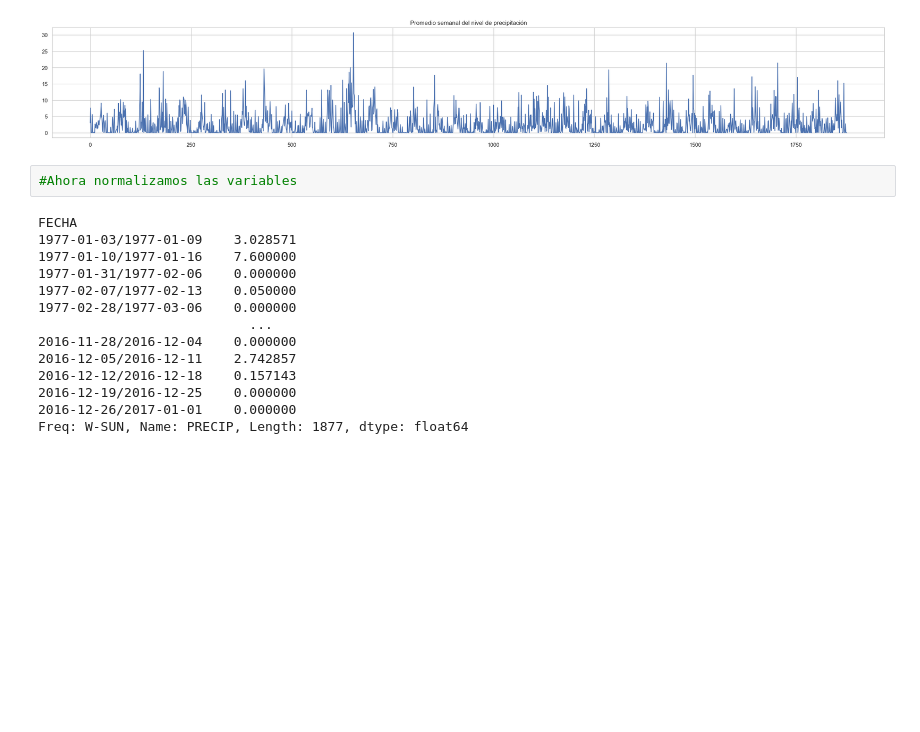
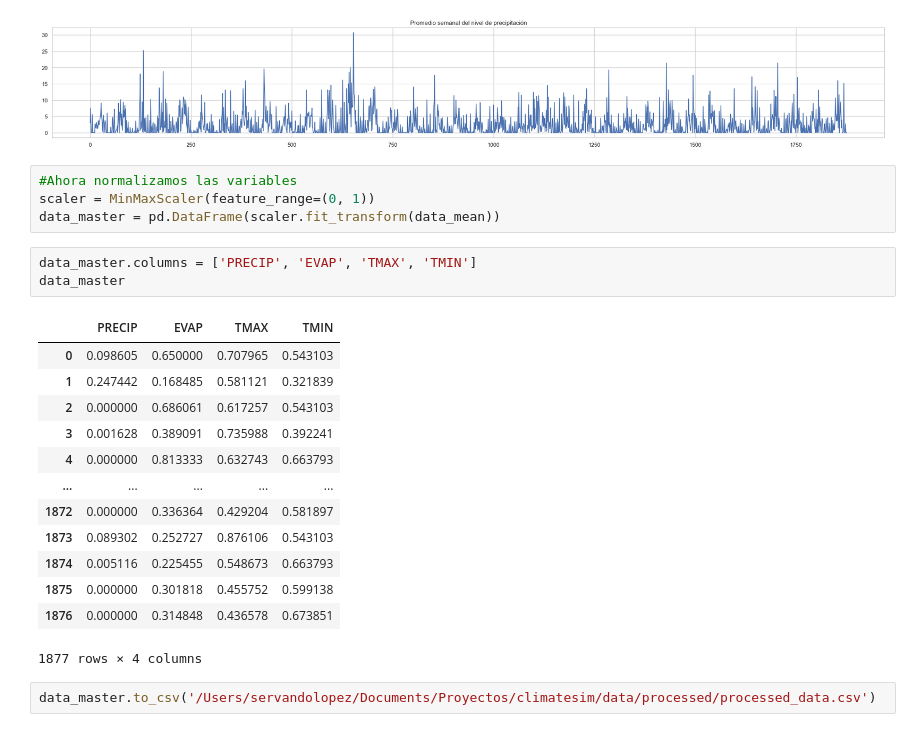
Before and after one commit to dvnielrys/climatesim, a Jupyter notebook: notebooks/01_exploracion.ipynb, the cells around one changed output. Drawn from its saved outputs; the diff is of its cells as text; blank space fills up the shorter version.

```diff
--- a/notebooks/01_exploracion.ipynb
+++ b/notebooks/01_exploracion.ipynb
@@ -54,17 +55,24 @@ plt.show()
 [figure]
 # %%
 #Ahora normalizamos las variables
+scaler = MinMaxScaler(feature_range=(0, 1))
+data_master = pd.DataFrame(scaler.fit_transform(data_mean))
-# %% [output]
-FECHA
-1977-01-03/1977-01-09    3.028571
-1977-01-10/1977-01-16    7.600000
-1977-01-31/1977-02-06    0.000000
-1977-02-07/1977-02-13    0.050000
-1977-02-28/1977-03-06    0.000000
-                           ...
-2016-11-28/2016-12-04    0.000000
-2016-12-05/2016-12-11    2.742857
-2016-12-12/2016-12-18    0.157143
-2016-12-19/2016-12-25    0.000000
-2016-12-26/2017-01-01    0.000000
-Freq: W-SUN, Name: PRECIP, Length: 1877, dtype: float64
+# %%
+data_master.columns = ['PRECIP', 'EVAP', 'TMAX', 'TMIN']
+data_master
+# %% [output]
+|  | PRECIP | EVAP | TMAX | TMIN |
+| 0 | 0.098605 | 0.650000 | 0.707965 | 0.543103 |
+| 1 | 0.247442 | 0.168485 | 0.581121 | 0.321839 |
+| 2 | 0.000000 | 0.686061 | 0.617257 | 0.543103 |
+| 3 | 0.001628 | 0.389091 | 0.735988 | 0.392241 |
+| 4 | 0.000000 | 0.813333 | 0.632743 | 0.663793 |
+| ... | ... | ... | ... | ... |
+| 1872 | 0.000000 | 0.336364 | 0.429204 | 0.581897 |
+| 1873 | 0.089302 | 0.252727 | 0.876106 | 0.543103 |
+| 1874 | 0.005116 | 0.225455 | 0.548673 | 0.663793 |
+| 1875 | 0.000000 | 0.301818 | 0.455752 | 0.599138 |
+| 1876 | 0.000000 | 0.314848 | 0.436578 | 0.673851 |
+1877 rows × 4 columns
+# %%
+data_master.to_csv('/Users/servandolopez/Documents/Proyectos/climatesim/data/processed/processed_data.csv')
```
Also changed, not shown: parts of 1 cell of this notebook.
